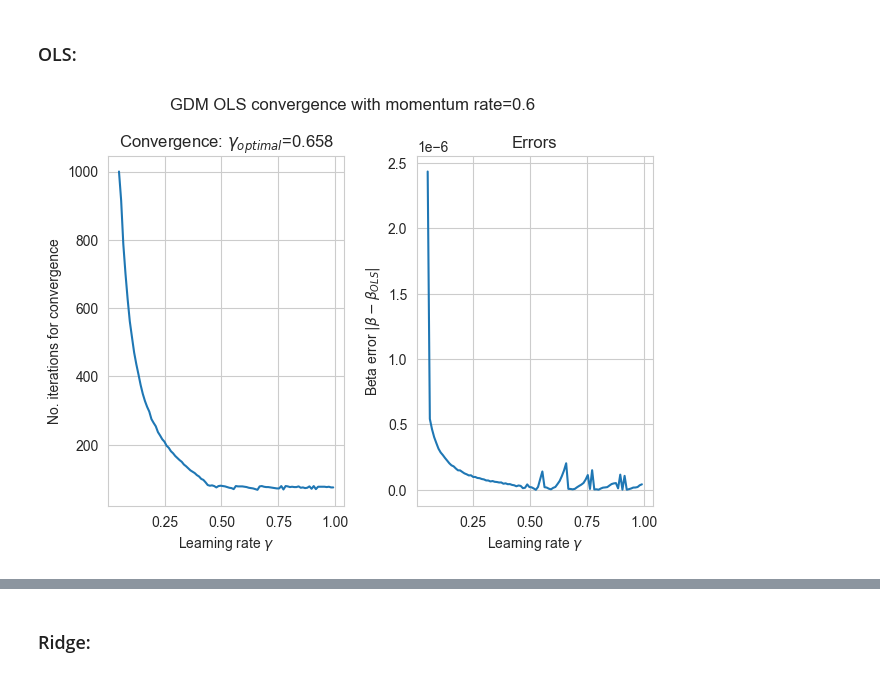
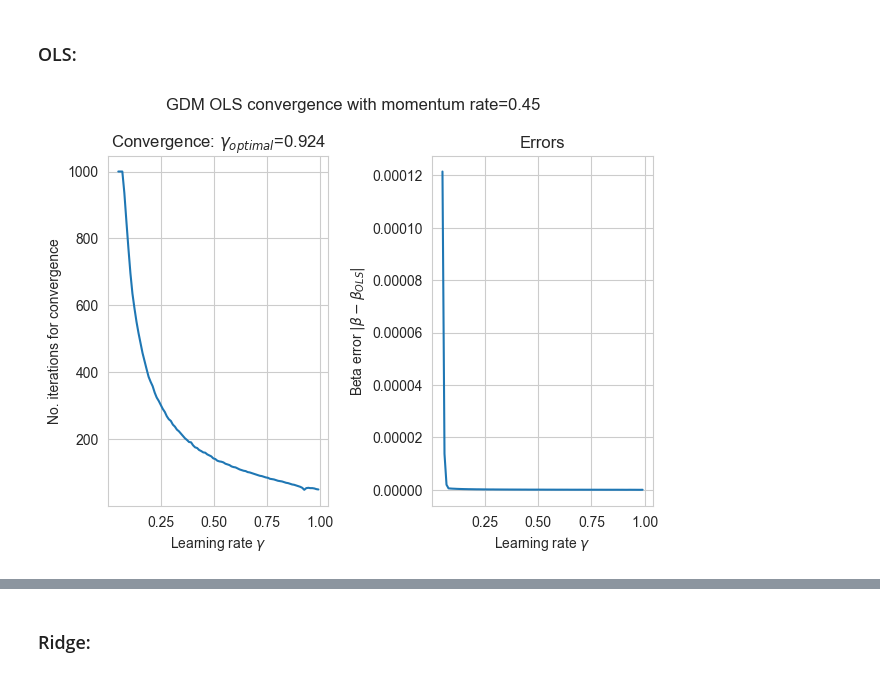
Before and after one commit to LassePladsen/FYS-STK3155-4155, a Jupyter notebook: Weekly exercises/41/Week 41 Lasse Pladsen.ipynb, the cells around one changed output, grey strips where cells are left out. Cells and saved outputs as stored; diff of their text form; code cells hidden in the pictures.

```diff
--- a/Weekly exercises/41/Week 41 Lasse Pladsen.ipynb
+++ b/Weekly exercises/41/Week 41 Lasse Pladsen.ipynb
@@ -44,7 +44,7 @@ error_best = 1e10
 beta_best = 0
 for i, learn_rate in enumerate(learn_rates):
     # Iterate through and improve beta
-    beta = np.random.randn(2, 1)  # create 2 random beta parameters [b_0, b_1] to test convergence with
+    beta = rng.standard_normal((2, 1))  # create 2 random beta parameters [b_0, b_1] to test convergence with
     beta_prev = 0
     iter = 0
     while iter < N_iters and any(abs(beta - beta_prev) > beta_tol):  # convergence test
@@ -116,7 +116,7 @@ for j, lmbda in enumerate(ridge_lambdas):
     learn_rates = np.linspace(0.05, 2/np.max(eig_ridge), 100, endpoint=False)
     for i, learn_rate in enumerate(learn_rates):
         # Iterate through and improve beta
-        beta = np.random.randn(2, 1)  # create 2 random beta parameters [b_0, b_1] to test convergence with
+        beta = rng.standard_normal((2, 1))  # create 2 random beta parameters [b_0, b_1] to test convergence with
         beta_prev = 0
         iter = 0
         while iter < N_iters and any(abs(beta - beta_prev) > beta_tol):  # convergence test
@@ -193,7 +195,7 @@ Fastest convergence combination (gamma, lambda)=(0.050, 10.000) with error=2.809
 # %%
 # Parameters
 learn_rates = np.linspace(0.05, 1, 100, endpoint=False)
-momentum_rate = 0.6  # memory rate
+momentum_rate = 0.45  # memory rate
 
 no_iters = np.empty(learn_rates.size)  # store the number of iterations needed to converge
 errors = np.empty_like(no_iters)  # store the beta errors
@@ -202,7 +204,7 @@ error_best = 1e10
 beta_best = 0
 for i, learn_rate in enumerate(learn_rates):
     # Iterate through and improve beta
-    beta = np.random.randn(2, 1)  # two random beta parameters
+    beta = rng.standard_normal((2, 1))  # create 2 random beta parameters [b_0, b_1] to test convergence with
     beta_prev = 0
     change = 0
     iter = 0
@@ -218,34 +220,34 @@ for i, learn_rate in enumerate(learn_rates):
         change = new_change.copy()
         iter += 1
     no_iters[i] = iter
 
     error = max(abs(beta - beta_ols))
     if error < error_best:
         error_best = error
         beta_best = beta
     errors[i] = error
 
 
 fig, axs = plt.subplots(1, 2)
 fig.suptitle(f"GDM OLS convergence with momentum rate={momentum_rate}")
 
 # Plot convergence
 axs[0].plot(learn_rates, no_iters)
 axs[0].set_title("Convergence: $\gamma_{optimal}$=" + f"{learn_rates[np.argmin(no_iters)]:.3f}")
 axs[0].set_xlabel("Learning rate $\gamma$")
 axs[0].set_ylabel("No. iterations for convergence")
 axs[0].grid(True)
 
 # Plot error
 axs[1].plot(learn_rates, errors)
 axs[1].set_title("Errors")
 axs[1].set_xlabel("Learning rate $\gamma$")
 axs[1].set_ylabel(r"Beta error $|\beta - \beta_{OLS}|$")
 axs[1].grid(True)
 
 plt.tight_layout()
 # %% [output]
-[figure, old version]
+[figure, new version]
 # %%
 print(f"Beta OLS={beta_ols.ravel()}")
 print(f"Best beta={beta_best.ravel()}")
```
Also changed, not shown: parts of 9 cells of this notebook.
